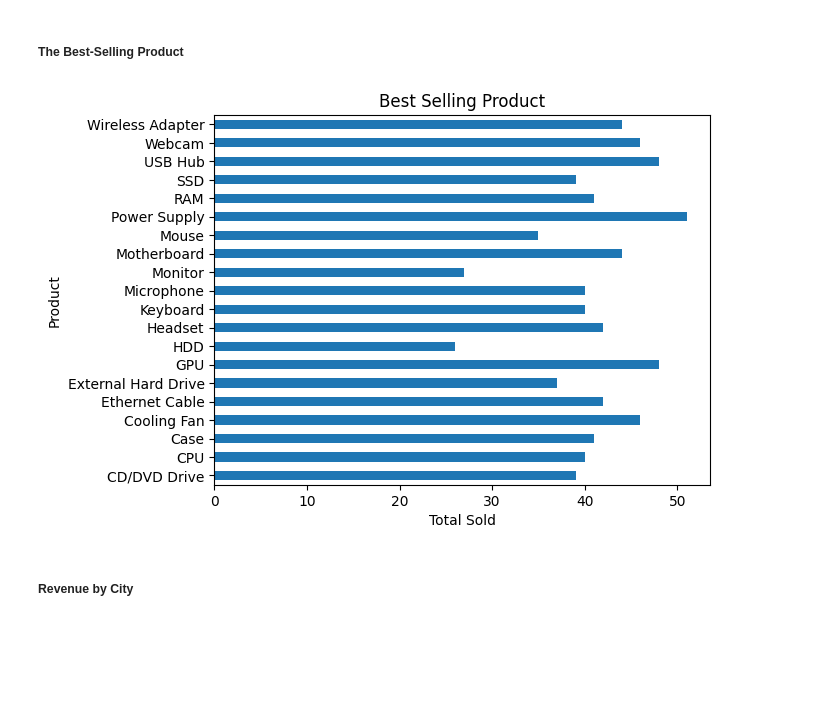
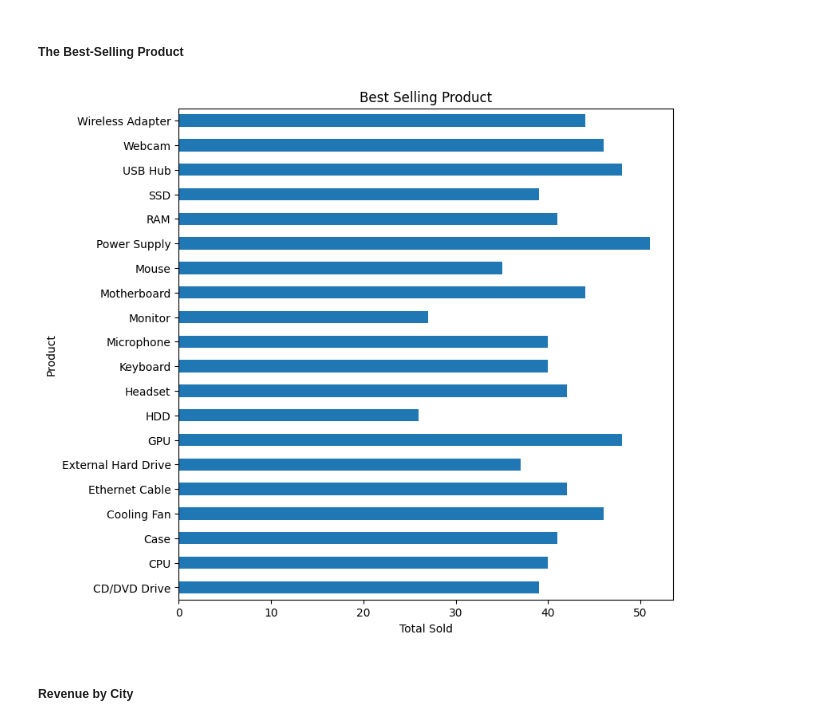
Before and after one commit to marvinobig/pcparts-da, a Jupyter notebook: sales-analysis.ipynb, the cells around one changed output. Saved outputs shown, nothing was run; the diff lists cells and outputs as text; code cells hidden in the pictures; blank space fills up the shorter version.

```diff
--- a/sales-analysis.ipynb
+++ b/sales-analysis.ipynb
@@ -121,12 +121,12 @@ plt.show()
 # %% [markdown]
 ##### The Best-Selling Product
 # %%
-sales_data_cleaned.groupby(sales_data_cleaned['product'])['quantity_ordered'].count().plot(kind='barh')
+sales_data_cleaned.groupby('product')['quantity_ordered'].count().plot(kind='barh', figsize=(8, 8))
 plt.title("Best Selling Product")
 plt.ylabel("Product")
 plt.xlabel("Total Sold")
 plt.show()
 # %% [output]
-[figure, old version]
+[figure, new version]
 # %% [markdown]
 ##### Revenue by City
```
Also changed, not shown: parts of 4 cells of this notebook.
